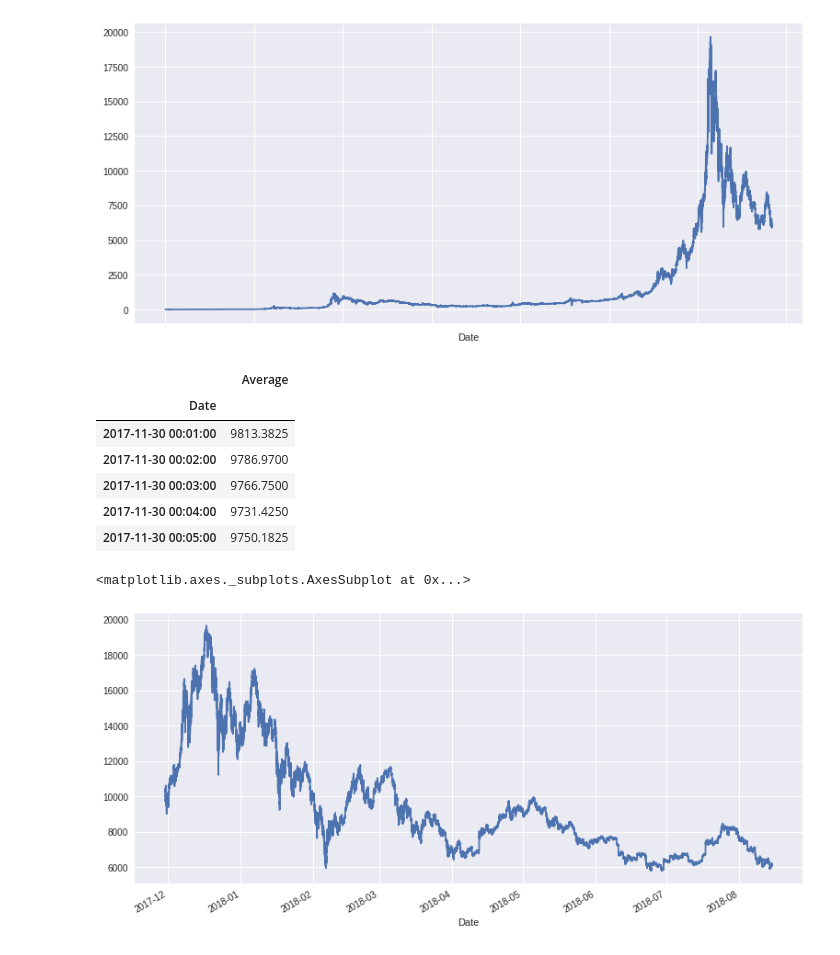
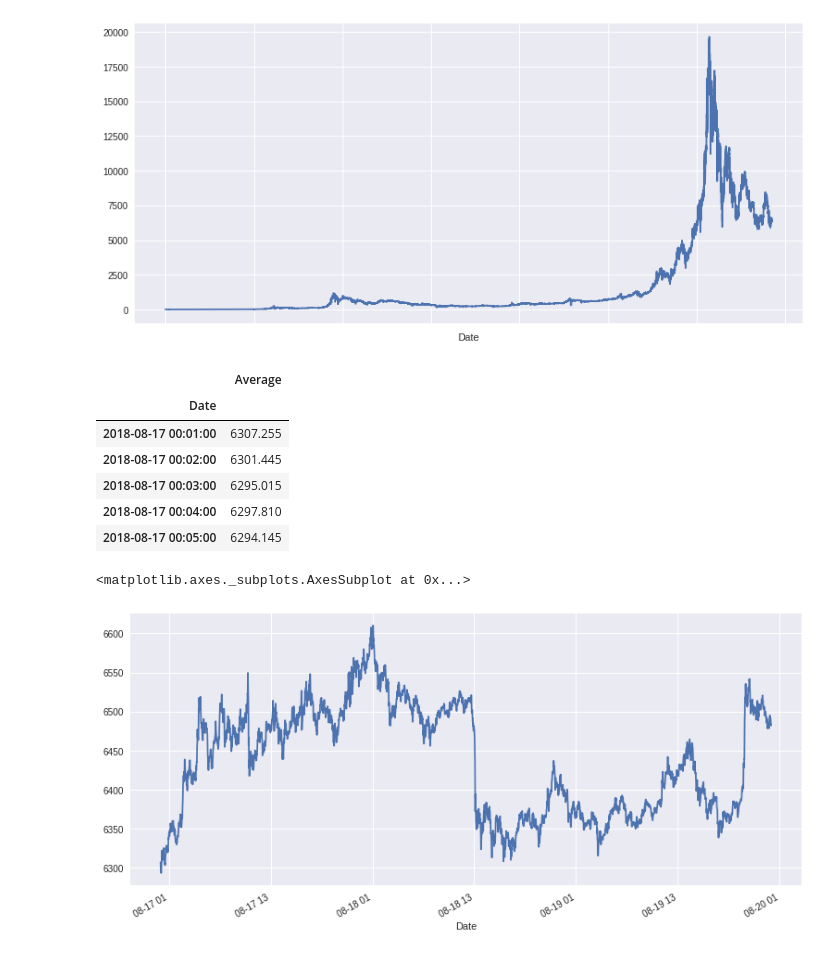
Before and after one commit to tonyarroyave/CobinhoodBot, a Jupyter notebook: backtesting/Moving Average.ipynb, the cells around one changed output. Drawn from its saved outputs; the diff is of its cells as text; code cells hidden in the pictures.

```diff
--- a/backtesting/Moving Average.ipynb
+++ b/backtesting/Moving Average.ipynb
@@ -35,21 +35,21 @@ df['Average'].plot(figsize=(13,6))
 # %%
 # getting just last 6 months
 df.index = pd.to_datetime(df.index)
-df_M = df.last('9M').copy()
+df_M = df.last('3D').copy()
 df_M.head(5)
 # %% [output]
 |  | Average |
 | Date |  |
-| 2017-11-30 00:01:00 | 9813.3825 |
-| 2017-11-30 00:02:00 | 9786.9700 |
-| 2017-11-30 00:03:00 | 9766.7500 |
-| 2017-11-30 00:04:00 | 9731.4250 |
-| 2017-11-30 00:05:00 | 9750.1825 |
+| 2018-08-17 00:01:00 | 6307.255 |
+| 2018-08-17 00:02:00 | 6301.445 |
+| 2018-08-17 00:03:00 | 6295.015 |
+| 2018-08-17 00:04:00 | 6297.810 |
+| 2018-08-17 00:05:00 | 6294.145 |
 # %%
 df_M['Average'].plot(figsize=(13,6))
 # %% [output]
 <matplotlib.axes._subplots.AxesSubplot at 0x...>
-[figure, old version]
+[figure, new version]
 # %%
 df_M['PM1'] = df_M['Average'].rolling(pm1).mean()
 df_M['PM2'] = df_M['Average'].rolling(pm2).mean()
```
Also changed, not shown: parts of 8 cells of this notebook, 3 other files.
